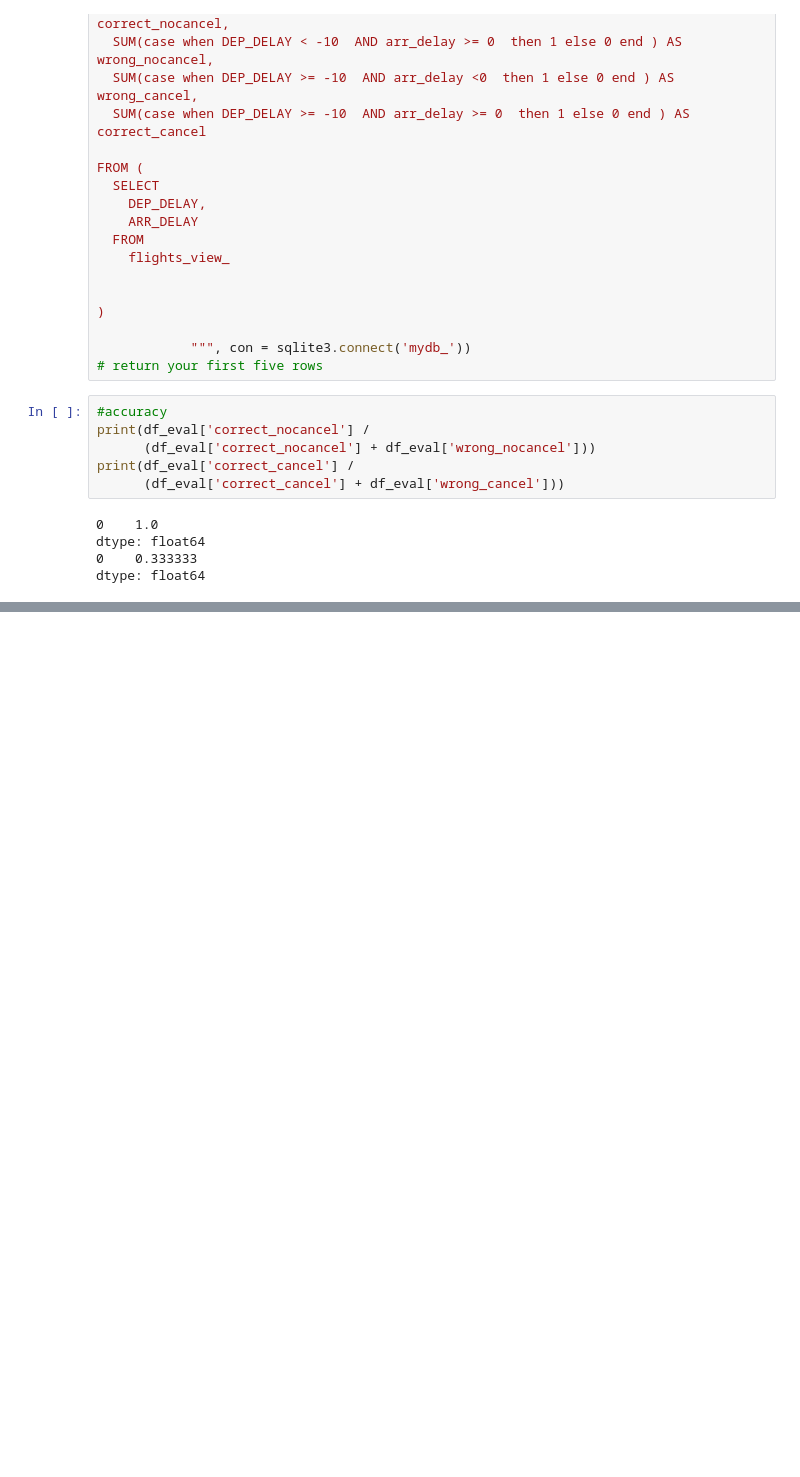
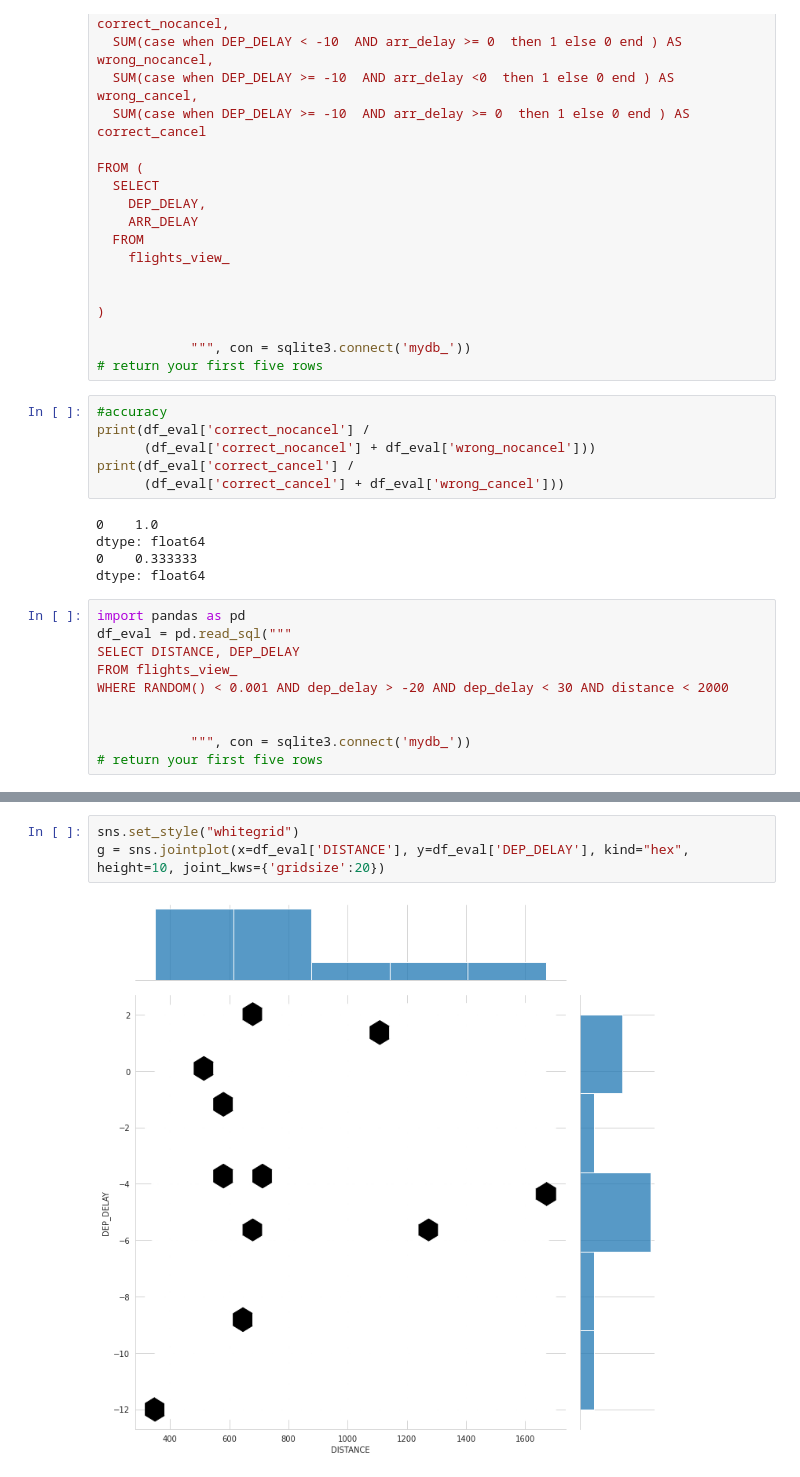
Before and after one commit to prakharsrivastava/powerbi, a Jupyter notebook: Data_Science_on_Google_Cloud_Platform_7.ipynb, the cells around one changed output, grey strips where cells are left out. Cells and saved outputs as stored; diff of their text form; blank space fills up the shorter version.

```diff
--- a/Data_Science_on_Google_Cloud_Platform_7.ipynb
+++ b/Data_Science_on_Google_Cloud_Platform_7.ipynb
@@ -352,3 +352,13 @@ print(df_eval['correct_cancel'] /
 dtype: float64
 0    0.333333
 dtype: float64
+# %%
+import pandas as pd
+df_eval = pd.read_sql("""
+SELECT DISTANCE, DEP_DELAY
+FROM flights_view_
+WHERE RANDOM() < 0.001 AND dep_delay > -20 AND dep_delay < 30 AND distance < 2000
+
+
+            """, con = sqlite3.connect('mydb_'))
+# return your first five rows
@@ -354,0 +390,5 @@ dtype: float64
+# %%
+sns.set_style("whitegrid")
+g = sns.jointplot(x=df_eval['DISTANCE'], y=df_eval['DEP_DELAY'], kind="hex", height=10, joint_kws={'gridsize':20})
+# %% [output]
+[figure, added]
```
Also changed, not shown: parts of 1 cell of this notebook.
